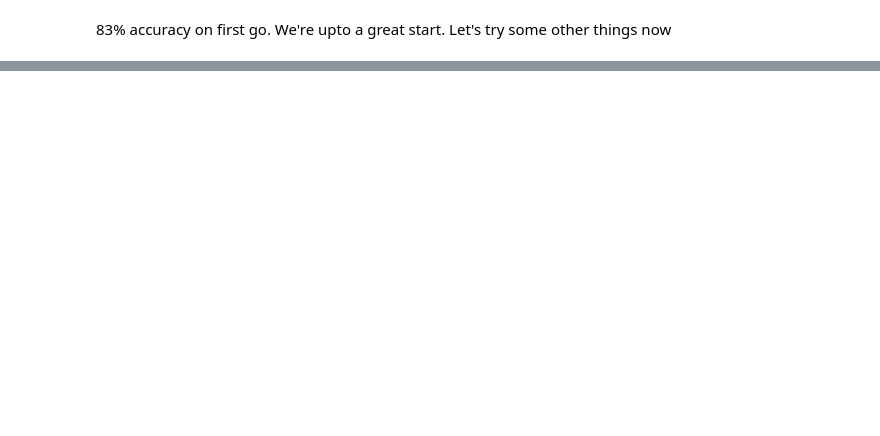
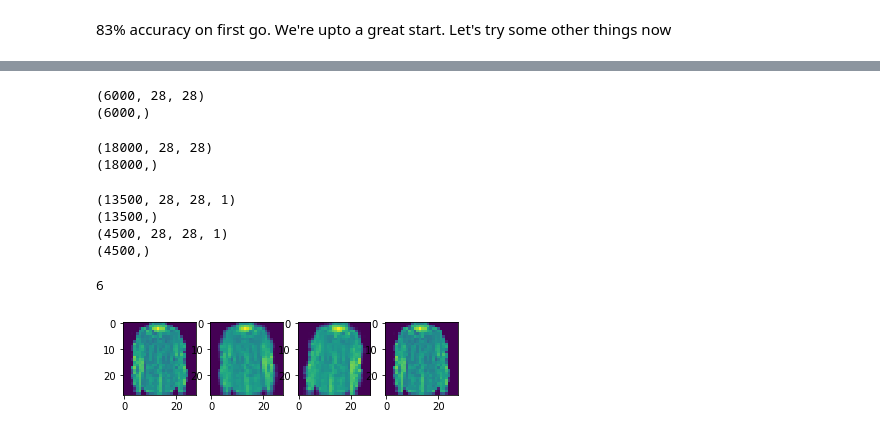
Before and after one commit to RJ722/MIDAS_Assignment, a Jupyter notebook: CV_problem/CV Problem.ipynb, the cells around one changed output, grey strips where cells are left out. Drawn from its saved outputs; the diff is of its cells as text; code cells hidden in the pictures; blank space fills up the shorter version.

Commit message:
Try Deep Learning with augmentation

```diff
--- a/CV_problem/CV Problem.ipynb
+++ b/CV_problem/CV Problem.ipynb
@@ -328,0 +232,35 @@ GridSearchCV(cv=5, error_score='raise-deprecating',
+# %%
+def augment_data(x, y):
+    no_of_training_ex = x.shape[0]
+    x_aug = []
+    y_aug = []
+    for i in range(no_of_training_ex):
+        image = x[i] # Image is (28, 28)
+        label = y[i]
+        aug_images = image_augmentation(image)
+        for aug_image in aug_images:
+            x_aug.append(aug_image.reshape((28, 28)))
+            y_aug.append(label)
+        # Now, also save the original image
+        x_aug.append(image)
+        y_aug.append(label)
+    x_aug = np.array(x_aug)
+    y_aug = np.array(y_aug)
+    return x_aug, y_aug
+# %%
+x_train, x_test, y_train, y_test = train_test_split(X, Y)
+
+x_train = x_train.reshape(x_train.shape[0], img_rows, img_cols)
+print(x_train.shape)
+print(y_train.shape)
+# %% [output]
+(6000, 28, 28)
+(6000,)
+# %%
+x_aug_data, y_aug_data = augment_data(x_train, y_train)
+
+print(x_aug_data.shape)
+print(y_aug_data.shape)
+# %% [output]
+(18000, 28, 28)
+(18000,)
@@ -328,0 +269,31 @@ GridSearchCV(cv=5, error_score='raise-deprecating',
+# %%
+x_aug_train = x_aug_train.reshape(x_aug_train.shape[0], 28, 28 , 1).astype('float32')
+x_aug_val = x_aug_val.reshape(x_aug_val.shape[0], 28, 28 , 1).astype('float32')
+
+# y_aug_train = keras.utils.to_categorical(y_aug_train)
+# y_aug_val = keras.utils.to_categorical(y_aug_val)
+
+print(x_aug_train.shape)
+print(y_aug_train.shape)
+print(x_aug_val.shape)
+print(y_aug_val.shape)
+# %% [output]
+(13500, 28, 28, 1)
+(13500,)
+(4500, 28, 28, 1)
+(4500,)
+# %%
+# Let's visualise our transforms
+
+i = 3455
+
+fig, (ax1, ax2, ax3, ax4) = plt.subplots(1, 4)
+ax1.imshow(x_train[i].reshape(28, 28))
+ax2.imshow(x_aug_data[3*(i-1) + 3].reshape(28, 28))
+ax3.imshow(x_aug_data[3*(i-1) + 4].reshape(28, 28))
+ax4.imshow(x_aug_data[3*(i-1) + 5].reshape(28, 28))
+
+print(y_train[i])
+# %% [output]
+6
+[figure, added]
```
Also changed, not shown: parts of 44 cells of this notebook, 2 other files.
